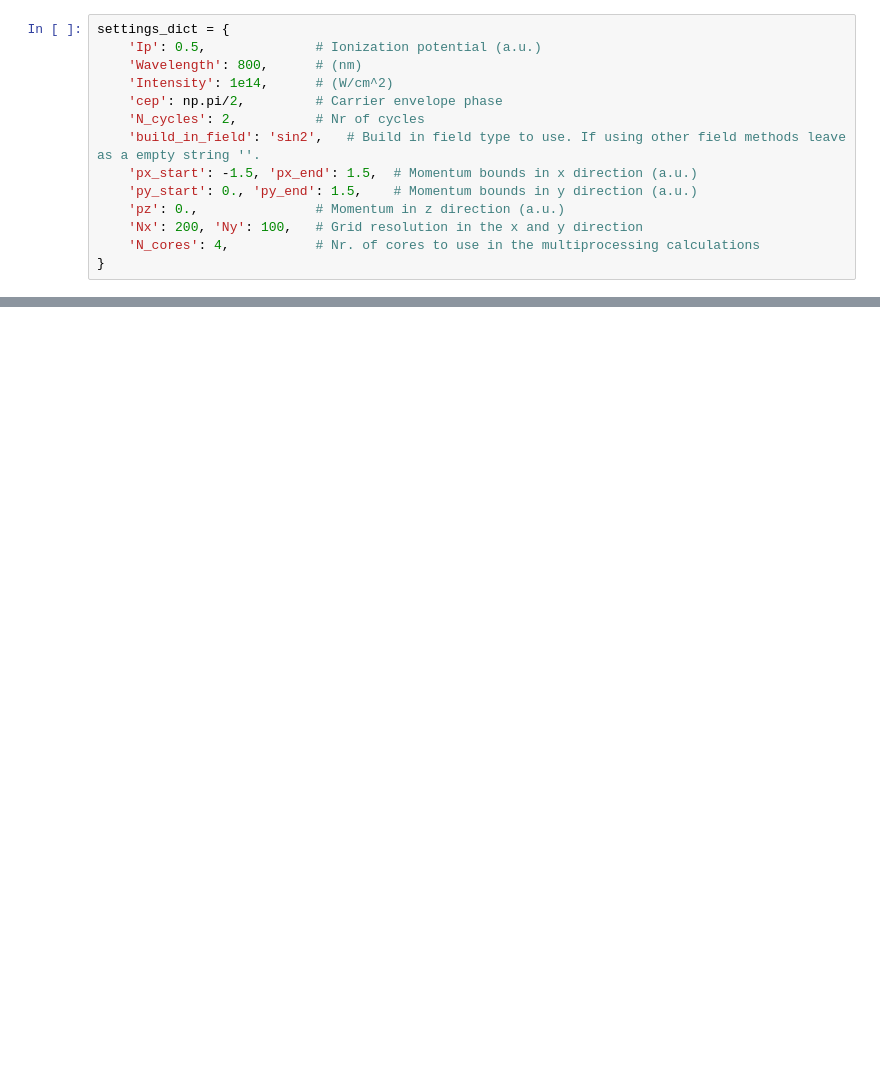
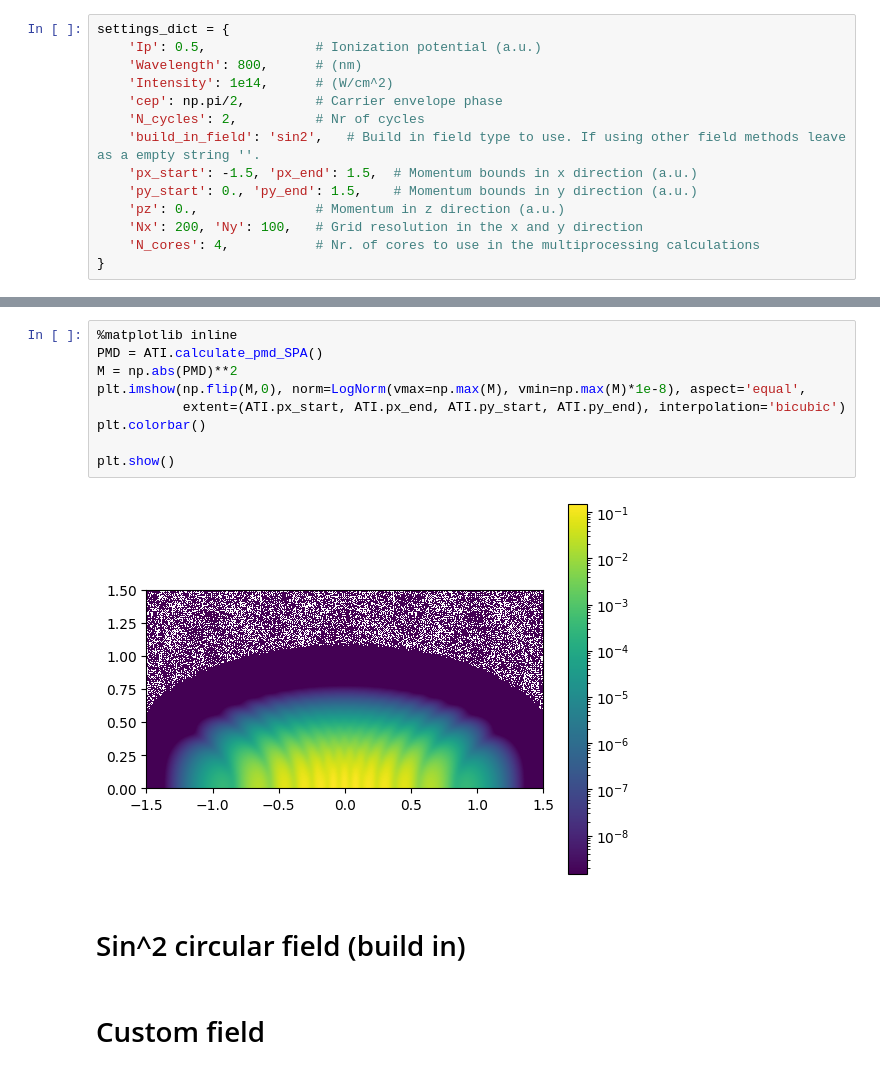
Before and after one commit to EmilHansen1/PALS, a Jupyter notebook: ATI_example.ipynb, the cells around one changed output, grey strips where cells are left out. Saved outputs shown, nothing was run; the diff lists cells and outputs as text; blank space fills up the shorter version.

Commit message:
Made SPA guess plots work in Jupyter Notebook

```diff
--- a/ATI_example.ipynb
+++ b/ATI_example.ipynb
@@ -26,0 +35,15 @@ IndexError: too many indices for array: array is 1-dimensional, but 2 were index
+# %%
+%matplotlib inline
+PMD = ATI.calculate_pmd_SPA()
+M = np.abs(PMD)**2
+plt.imshow(np.flip(M,0), norm=LogNorm(vmax=np.max(M), vmin=np.max(M)*1e-8), aspect='equal',
+           extent=(ATI.px_start, ATI.px_end, ATI.py_start, ATI.py_end), interpolation='bicubic')
+plt.colorbar()
+
+plt.show()
+# %% [output]
+[figure, added]
+# %% [markdown]
+# Sin^2 circular field (build in)
+# %% [markdown]
+# Custom field
```
Also changed, not shown: parts of 5 cells of this notebook, 1 other file.
